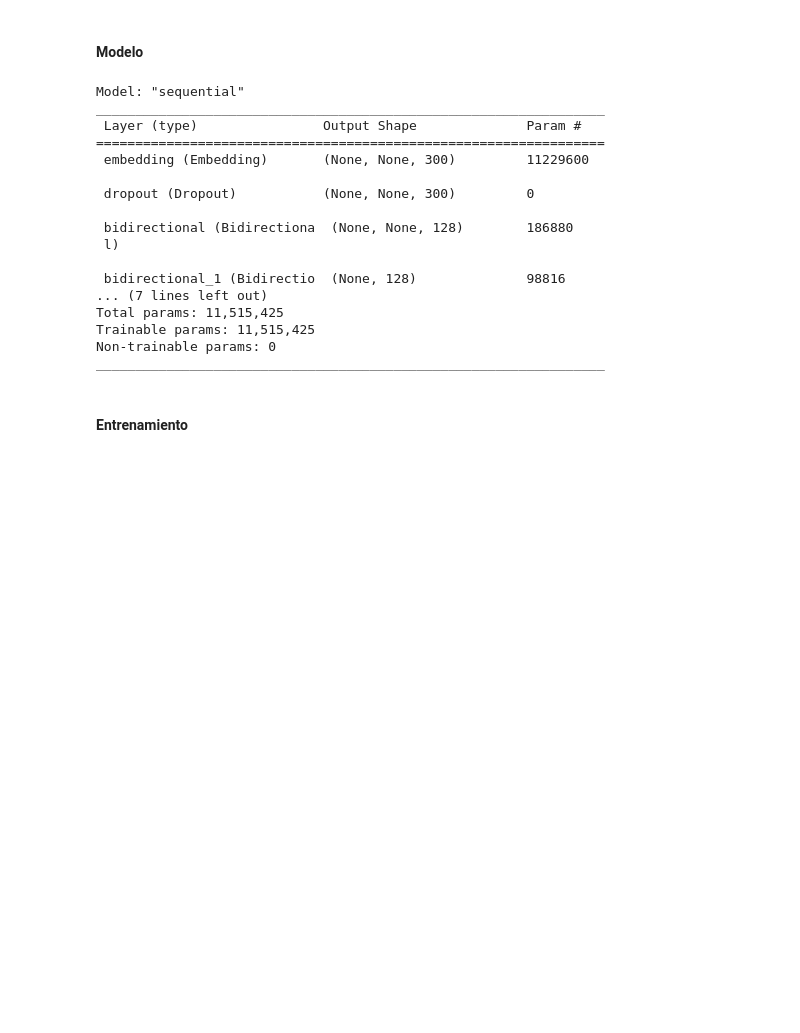
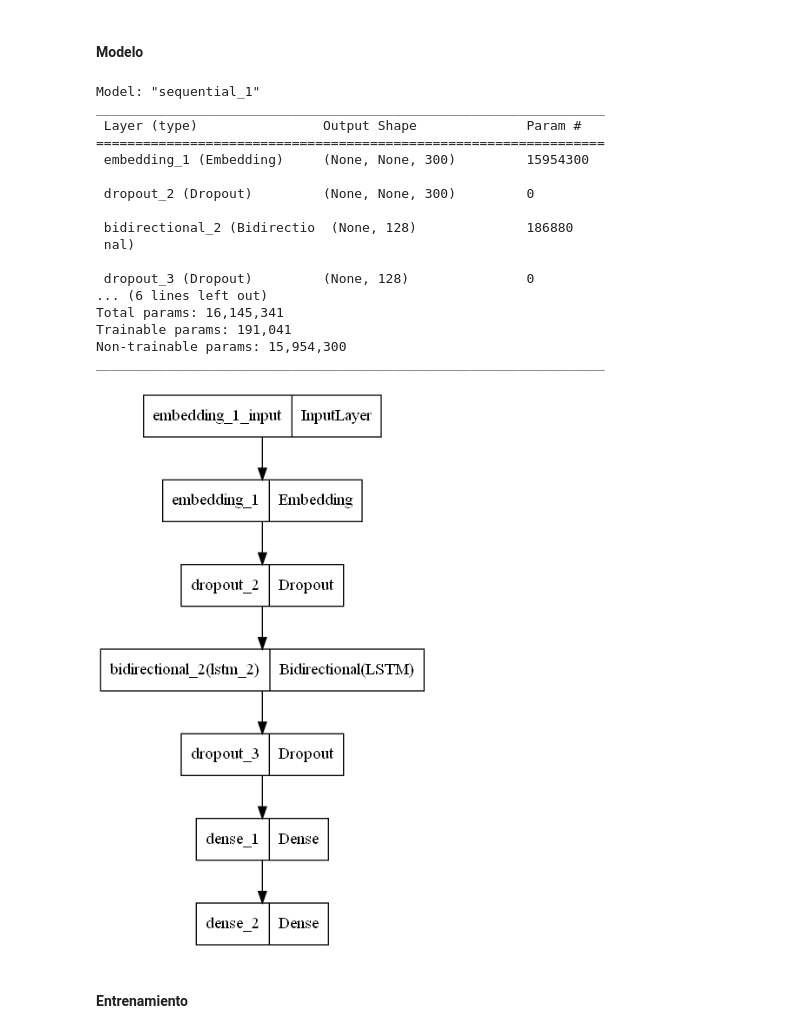
Before and after one commit to JoseLuis-AL/MachineLearning-Deteccion-de-Noticias-Falsas, a Jupyter notebook: Notebooks/3 - Clasificación.ipynb, the cells around one changed output. Drawn from its saved outputs; the diff is of its cells as text; code cells hidden in the pictures; blank space fills up the shorter version.

```diff
--- a/Notebooks/3 - Clasificación.ipynb
+++ b/Notebooks/3 - Clasificación.ipynb
@@ -139,0 +140,4 @@ snowball_stemmer = SnowballStemmer('spanish')
+# %%
+spacy.require_gpu()
+nlp = spacy.load('es_core_news_lg')
+nlp.replace_pipe('lemmatizer', 'spanish_lemmatizer')
@@ -338,11 +400,11 @@ X_train_lstm, X_test_lstm, y_train_lstm, y_test_lstm = train_test_split(padded_s
 # %%
 # Modelo ════════════════════════════════════════════════════
 model_LSTM = Sequential([
-    Embedding(vocab_size+1, 300, weights=[embedding_matrix], mask_zero=True, trainable=True),
-    Dropout(0.2),
-    Bidirectional(LSTM(64, return_sequences=True)),
+    Embedding(vocab_size+1, 300, weights=[embedding_matrix], trainable=False),
+    Dropout(0.5),
     Bidirectional(LSTM(64)),
-    Dropout(0.2),
+    Dropout(0.5),
+    Dense(32),
     Dense(1, activation='sigmoid')
 ])
 
@@ -350,23 +412,27 @@ model_LSTM = Sequential([
 model_LSTM.compile(loss='binary_crossentropy', optimizer='adam', metrics=['acc'])
 model_LSTM.summary()
 # %% [output]
-Model: "sequential"
+Model: "sequential_1"
 _________________________________________________________________
  Layer (type)                Output Shape              Param #
 =================================================================
- embedding (Embedding)       (None, None, 300)         11229600
+ embedding_1 (Embedding)     (None, None, 300)         15954300
 
- dropout (Dropout)           (None, None, 300)         0
+ dropout_2 (Dropout)         (None, None, 300)         0
 
- bidirectional (Bidirectiona  (None, None, 128)        186880
- l)
+ bidirectional_2 (Bidirectio  (None, 128)              186880
+ nal)
 
- bidirectional_1 (Bidirectio  (None, 128)              98816
-... (7 lines left out)
-Total params: 11,515,425
-Trainable params: 11,515,425
-Non-trainable params: 0
+ dropout_3 (Dropout)         (None, 128)               0
+... (6 lines left out)
+Total params: 16,145,341
+Trainable params: 191,041
+Non-trainable params: 15,954,300
 _________________________________________________________________
+# %%
+plot_model(model_LSTM, to_file='lstm_model.png')
+# %% [output]
+[figure, added]
 # %% [markdown]
 #### Entrenamiento
 # %%
```
Also changed, not shown: parts of 29 cells of this notebook, 8 other files.
